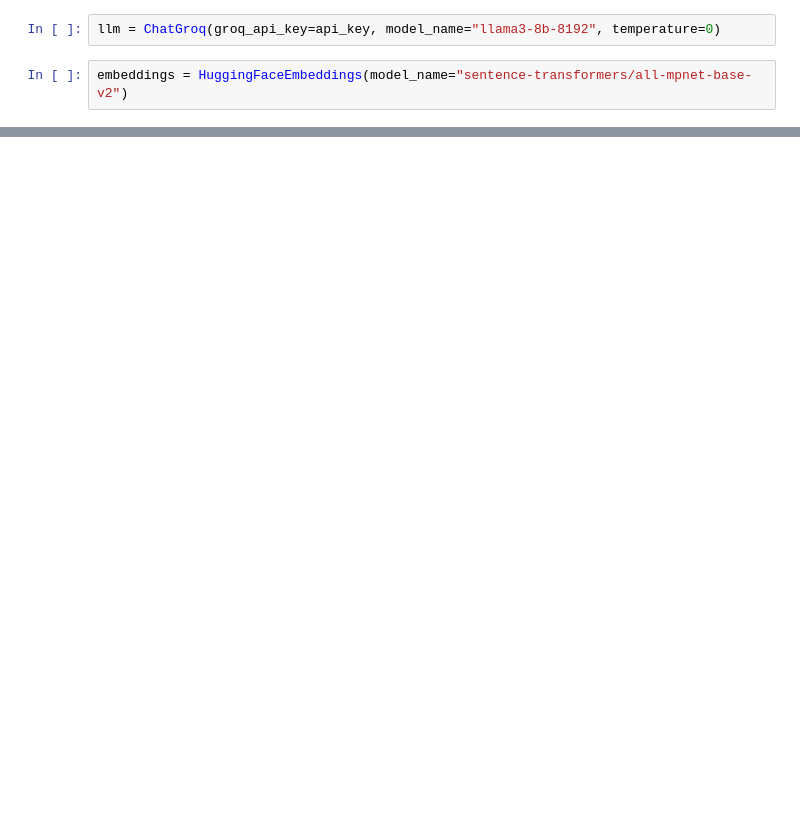
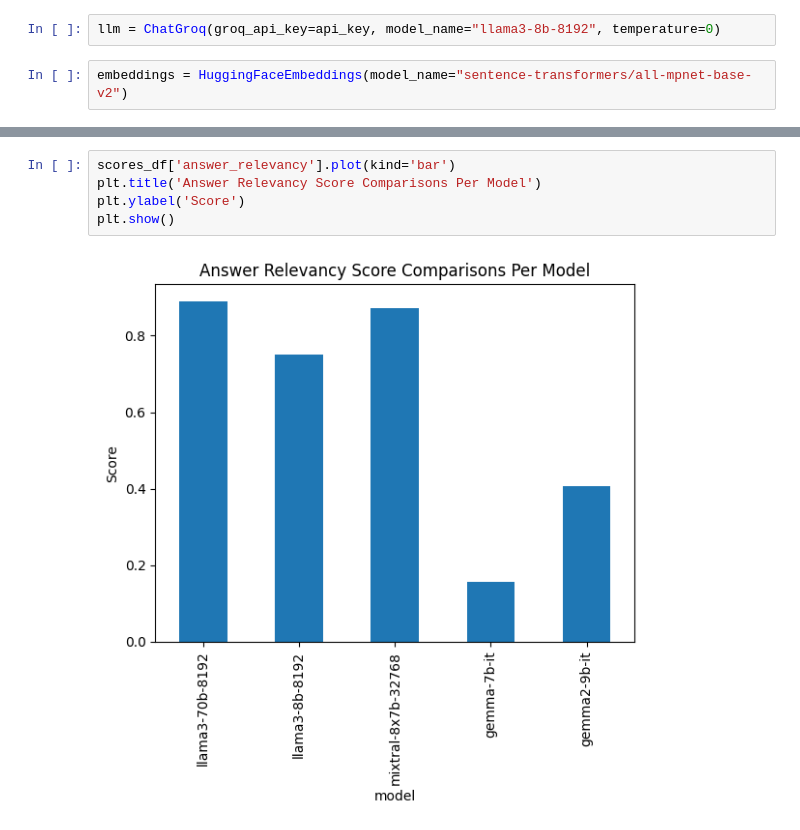
Before and after one commit to NickTzan/support-chatbot, a Jupyter notebook: evaluate.ipynb, the cells around one changed output, grey strips where cells are left out. Drawn from its saved outputs; the diff is of its cells as text; blank space fills up the shorter version.

Commit message:
Added plots for the final results

```diff
--- a/evaluate.ipynb
+++ b/evaluate.ipynb
@@ -62,0 +72,7 @@ scores_df.head()
+# %%
+scores_df['answer_relevancy'].plot(kind='bar')
+plt.title('Answer Relevancy Score Comparisons Per Model')
+plt.ylabel('Score')
+plt.show()
+# %% [output]
+[figure, added]
```
Also changed, not shown: parts of 8 cells of this notebook.
